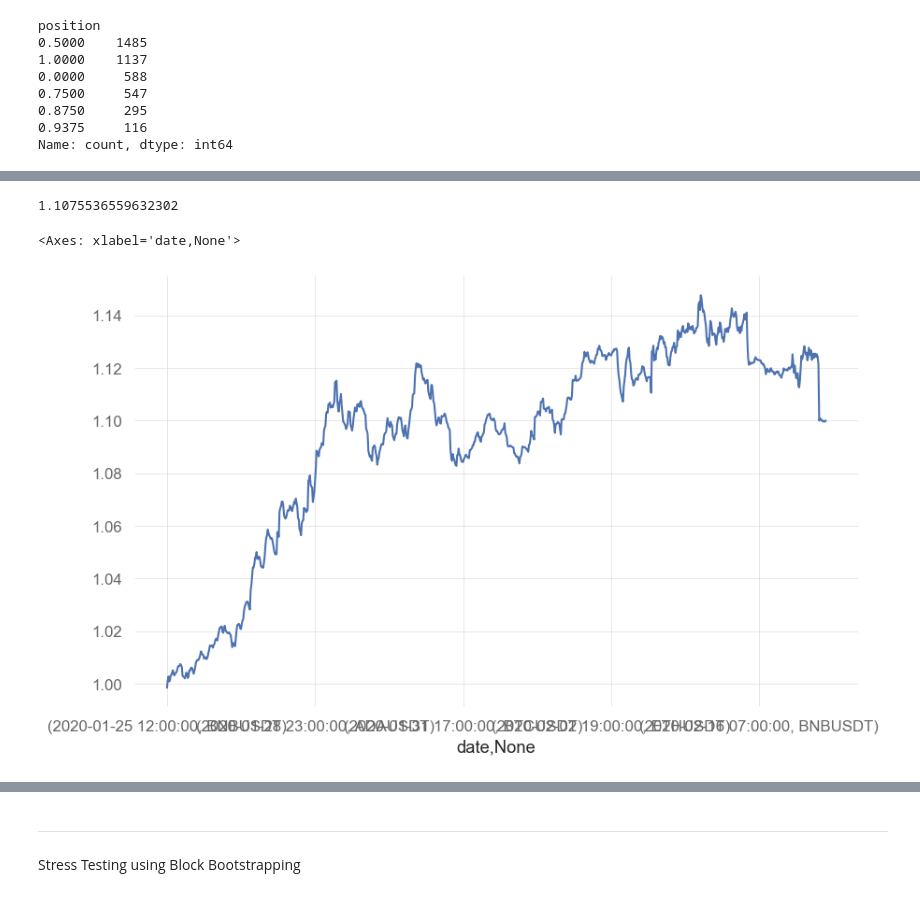
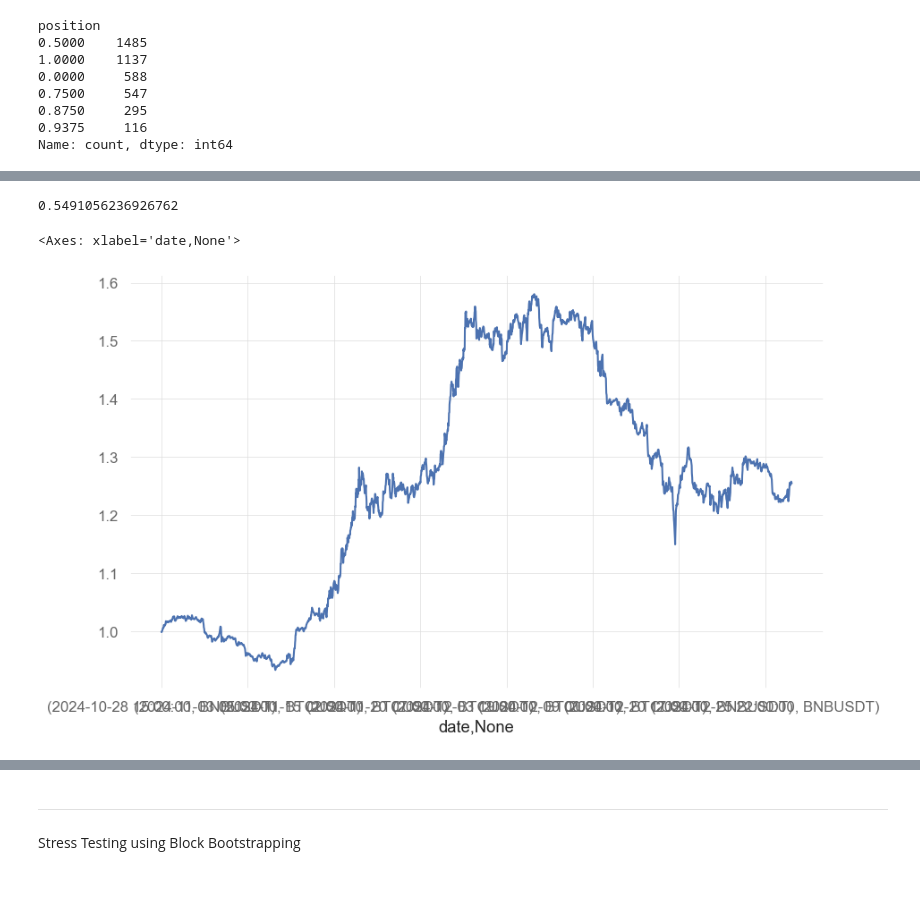
Before and after one commit to YassinKhanji/Portfolio_1, a Jupyter notebook: Technical_Portfolio/Strategies/Trend_Following/sprtrnd_breakout.ipynb, the cells around one changed output, grey strips where cells are left out. Saved outputs shown, nothing was run; the diff lists cells and outputs as text; code cells hidden in the pictures.

```diff
--- a/Technical_Portfolio/Strategies/Trend_Following/sprtrnd_breakout.ipynb
+++ b/Technical_Portfolio/Strategies/Trend_Following/sprtrnd_breakout.ipynb
@@ -99,8 +99,8 @@ all_data
 |  | XECUSDT | 0.000035 | 0.000000e+00 | 0.000035 | -5.503282 | 0.000034 | 0.000034 | 0.000035 | 0.004073 | 1.147830e+09 | ... |
 956964 rows × 10 columns
 # %%
-start_time = dt.datetime(2024, 1, 1)
-end_time = dt.datetime(2020, 3, 1)
+start_time = dt.datetime(2024, 9, 1)
+end_time = dt.datetime(2025, 1, 1)
 timeframes = ['1w', '1d', '4h', '1h', '30m','15m', '5m', '1m']
 index = 3 #It is better to choose the highest frequency for the backtest to be able to downsample
 interval = timeframes[index]
@@ -579,8 +579,8 @@ param_space = {
     'ema_window': Integer(5, 100),
     'str_length': Integer(5, 50),
     'str_mult': Integer(1, 5),
-    '_min_pos': Real(0, 0.5),
-    '_max_pos': Real(0, 1),
+    '_min_pos': Real(0, 0.75),
+    '_max_pos': Real(0, 1.5),
     'sl_ind_length': Integer(5, 50),
     'sl_ind_mult': Real(0.5, 5),
     'tp_mult': Integer(2, 7),
@@ -591,7 +591,7 @@ param_space = {
 wfo = WFO(data,
             trading_strategy,
             param_space,
-            train_size=400,
+            train_size=500,
             test_size=400,
             step_size=400,
             optimize_fn="gp",
@@ -643,13 +643,13 @@ import quantstats_lumi as qs
 # %%
 qs.stats.sharpe(all_results['strategy'].apply(np.exp) - 1)
 # %% [output]
-1.1075536559632302
+0.5491056236926762
 # %%
-all_results['cstrategy'] = creturns = (all_results['strategy'] * (1/4)).cumsum().apply(np.exp)
-creturns.plot()
+cstrategy = (all_results['strategy'] * 1/4).cumsum().apply(np.exp)
+cstrategy.plot()
 # %% [output]
 <Axes: xlabel='date,None'>
-[figure, old version]
+[figure, new version]
 # %%
 def optimize_sizes(data, trading_strategy, param_space):
     best_performance = -np.inf
```
Also changed, not shown: parts of 6 cells of this notebook, 4 other files.
